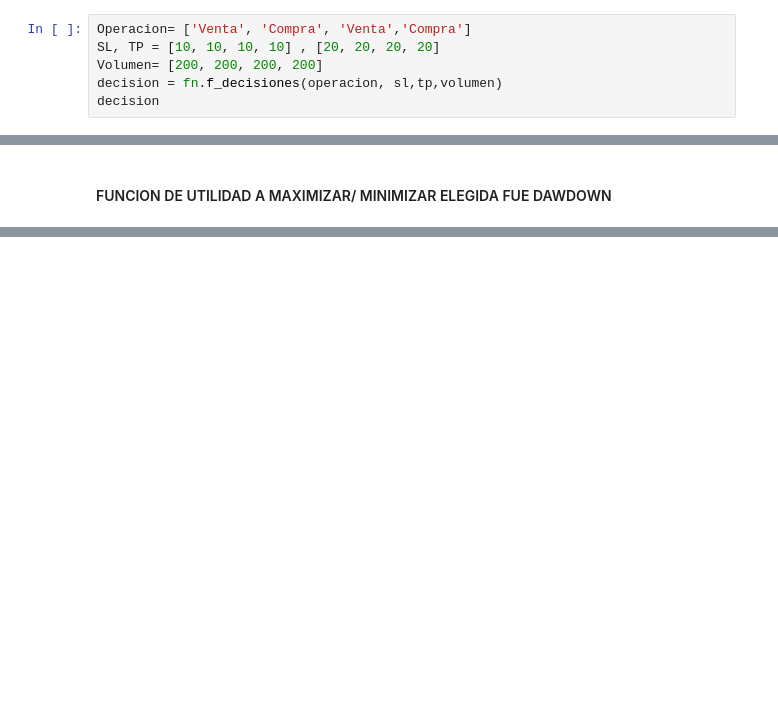
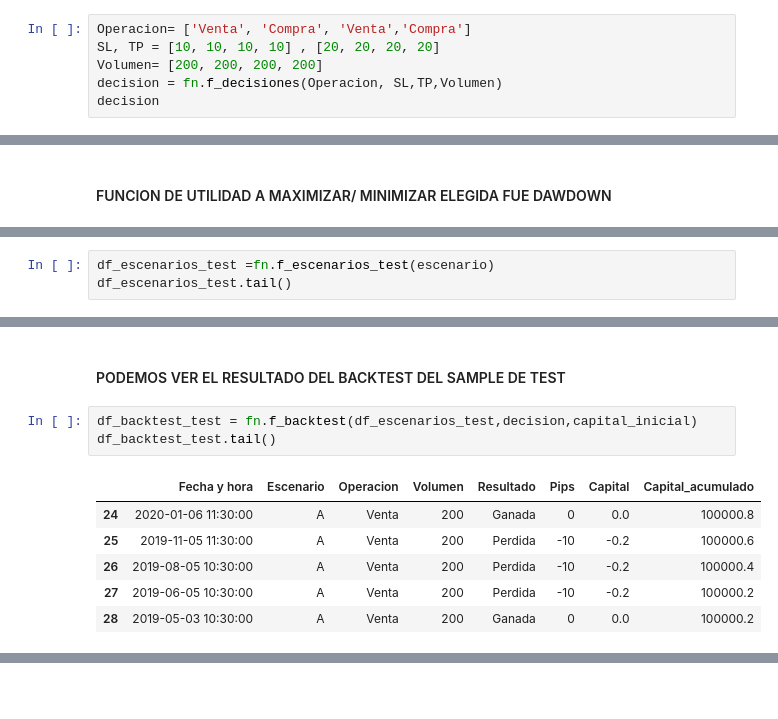
Before and after one commit to Sofiagarciaif/MyST_Proyecto_Final, a Jupyter notebook: notebook.ipynb, the cells around one changed output, grey strips where cells are left out. Saved outputs shown, nothing was run; the diff lists cells and outputs as text; blank space fills up the shorter version.

```diff
--- a/notebook.ipynb
+++ b/notebook.ipynb
@@ -447,6 +459,6 @@ NameError: name 'f_escenarios' is not defined
 Operacion= ['Venta', 'Compra', 'Venta','Compra']
 SL, TP = [10, 10, 10, 10] , [20, 20, 20, 20]
 Volumen= [200, 200, 200, 200]
-decision = fn.f_decisiones(operacion, sl,tp,volumen)
+decision = fn.f_decisiones(Operacion, SL,TP,Volumen)
 decision
 # %% [output]
@@ -500,0 +561,3 @@ PARAMETROS QUE SE BUSCA VARIAR SUS VALORES:
+# %%
+df_escenarios_test =fn.f_escenarios_test(escenario)
+df_escenarios_test.tail()
@@ -500,0 +571,12 @@ PARAMETROS QUE SE BUSCA VARIAR SUS VALORES:
+# %% [markdown]
+#### <font color= a05000 > PODEMOS VER EL RESULTADO DEL BACKTEST DEL SAMPLE DE TEST
+# %%
+df_backtest_test = fn.f_backtest(df_escenarios_test,decision,capital_inicial)
+df_backtest_test.tail()
+# %% [output]
+|  | Fecha y hora | Escenario | Operacion | Volumen | Resultado | Pips | Capital | Capital_acumulado |
+| 24 | 2020-01-06 11:30:00 | A | Venta | 200 | Ganada | 0 | 0.0 | 100000.8 |
+| 25 | 2019-11-05 11:30:00 | A | Venta | 200 | Perdida | -10 | -0.2 | 100000.6 |
+| 26 | 2019-08-05 10:30:00 | A | Venta | 200 | Perdida | -10 | -0.2 | 100000.4 |
+| 27 | 2019-06-05 10:30:00 | A | Venta | 200 | Perdida | -10 | -0.2 | 100000.2 |
+| 28 | 2019-05-03 10:30:00 | A | Venta | 200 | Ganada | 0 | 0.0 | 100000.2 |
```
Also changed, not shown: parts of 27 cells of this notebook, 3 other files.
